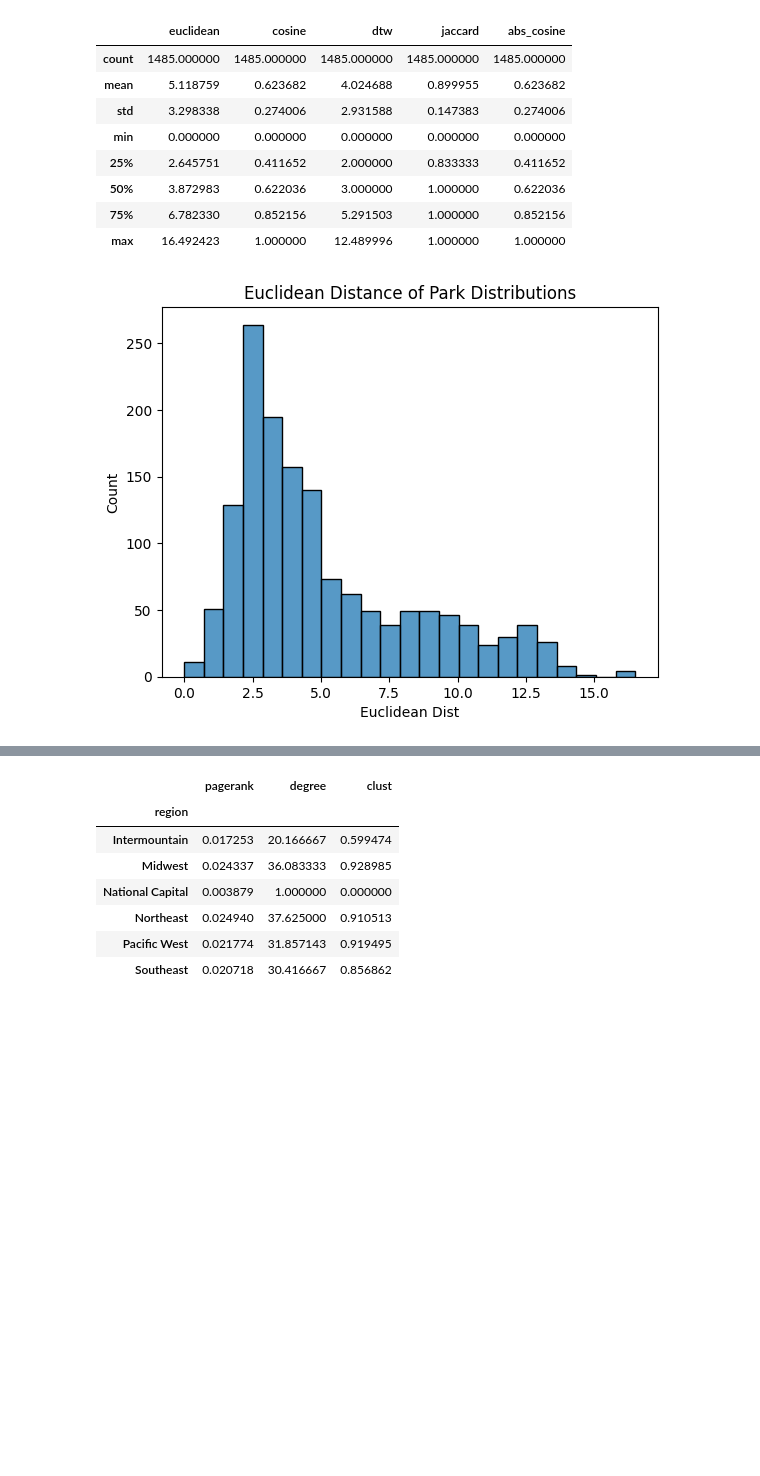
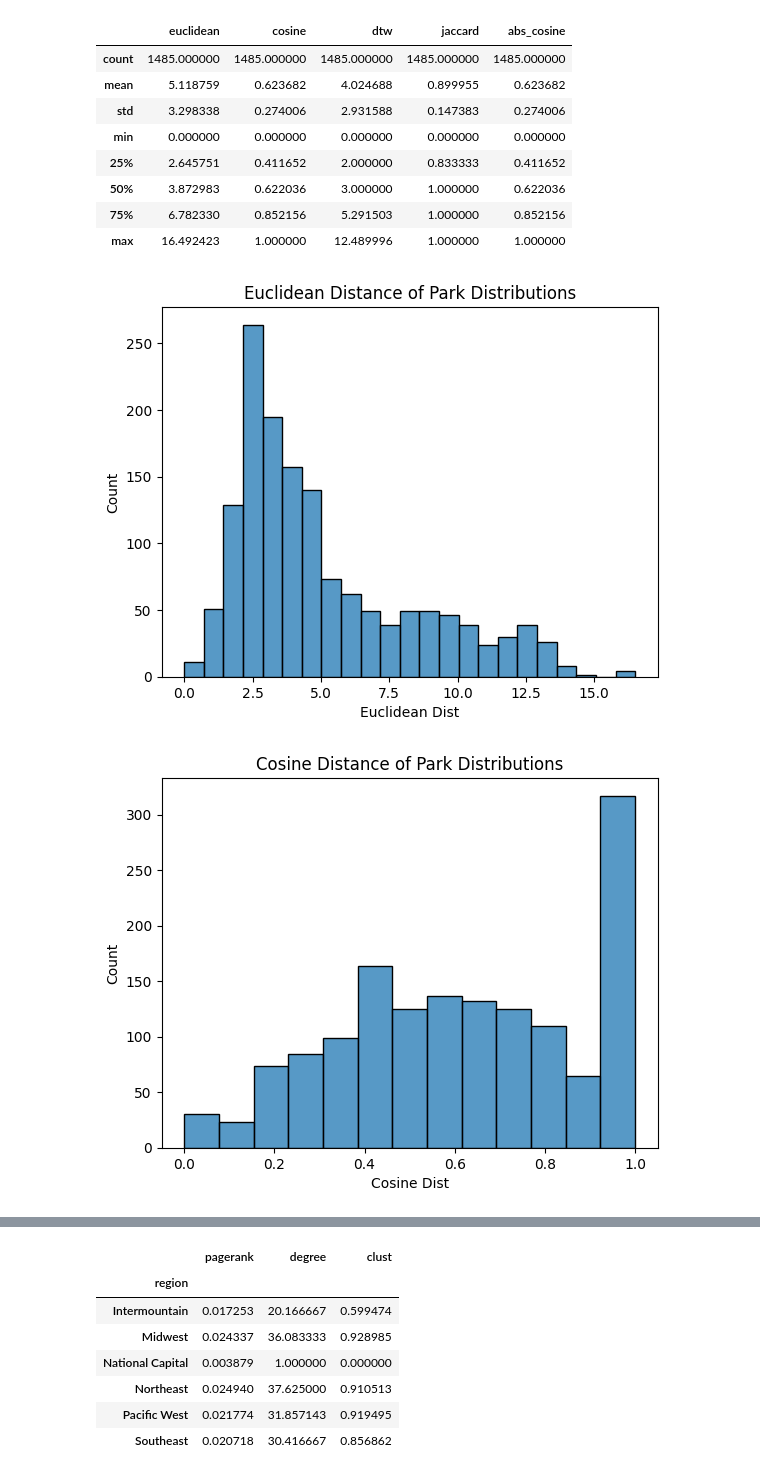
Before and after one commit to scmcqueen/NationalParksDataMining, a Jupyter notebook: state_similarity.ipynb, the cells around one changed output, grey strips where cells are left out. Drawn from its saved outputs; the diff is of its cells as text; code cells hidden in the pictures; blank space fills up the shorter version.

```diff
--- a/state_similarity.ipynb
+++ b/state_similarity.ipynb
@@ -572,9 +572,23 @@ park_distribution.describe()
 | 50% | 3.872983 | 0.622036 | 3.000000 | 1.000000 | 0.622036 |
 | 75% | 6.782330 | 0.852156 | 5.291503 | 1.000000 | 0.852156 |
 | max | 16.492423 | 1.000000 | 12.489996 | 1.000000 | 1.000000 |
-# %%
-sns.histplot(park_distribution,x='euclidean')
-plt.xlabel('Euclidean Dist')
-_ = plt.title('Euclidean Distance of Park Distributions')
-# %% [output]
-[figure, removed]
+# %%
+sns.histplot(park_distribution,x='euclidean')
+plt.xlabel('Euclidean Dist')
+_ = plt.title('Euclidean Distance of Park Distributions')
+plt.show()
+sns.histplot(park_distribution,x='cosine')
+plt.xlabel('Cosine Dist')
+_ = plt.title('Cosine Distance of Park Distributions')
+plt.show()
+sns.histplot(park_distribution,x='dtw')
+plt.xlabel('DTW Dist')
+_ = plt.title('DTW Distance of Park Distributions')
+plt.show()
+sns.histplot(park_distribution,x='jaccard')
+plt.xlabel('Jaccard Dist')
+_ = plt.title('Jaccard Distance of Park Distributions')
+plt.show()
+# %% [output]
+[figure, added]
+[figure, added]
```
Also changed, not shown: parts of 9 cells of this notebook.
